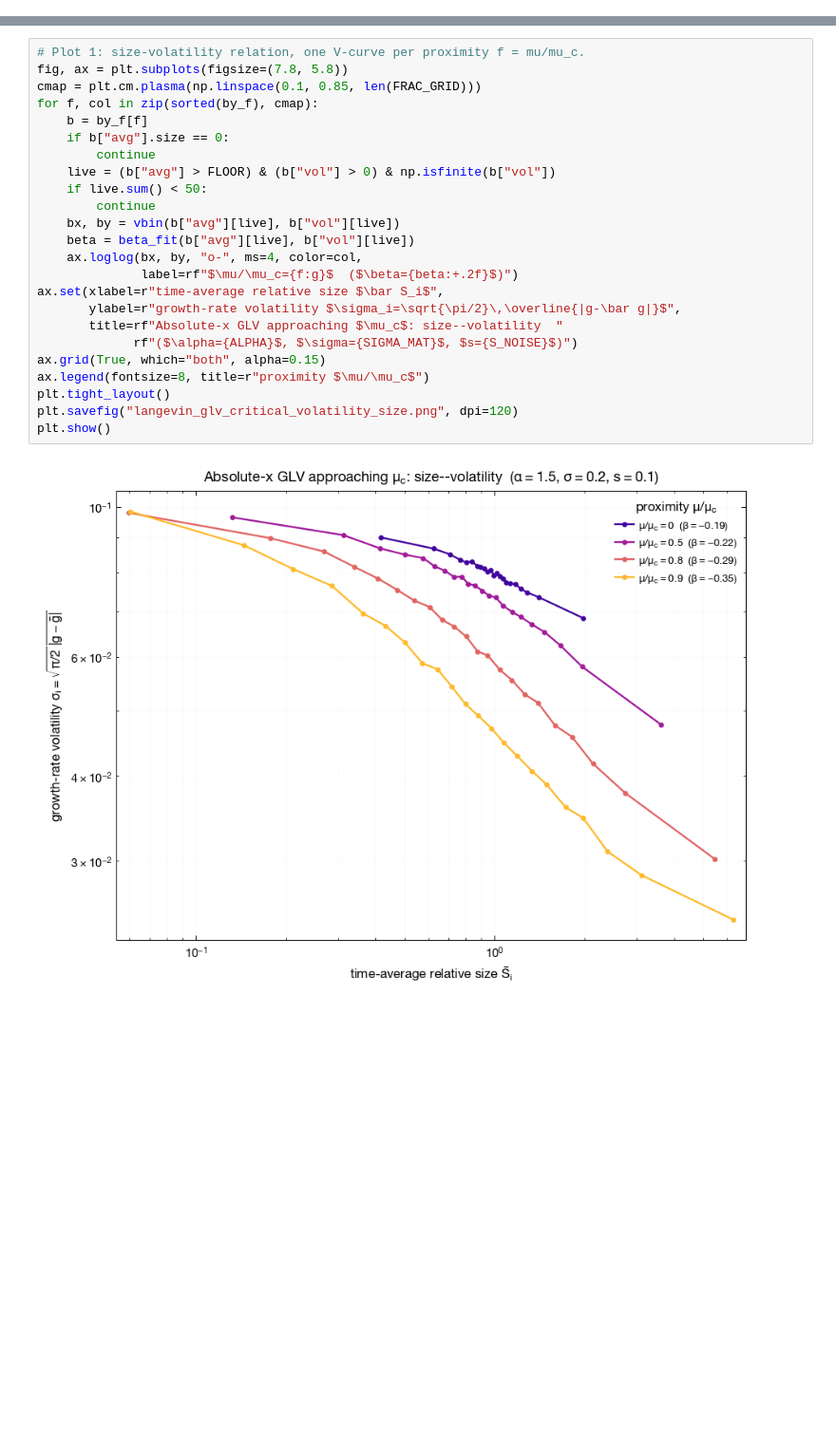
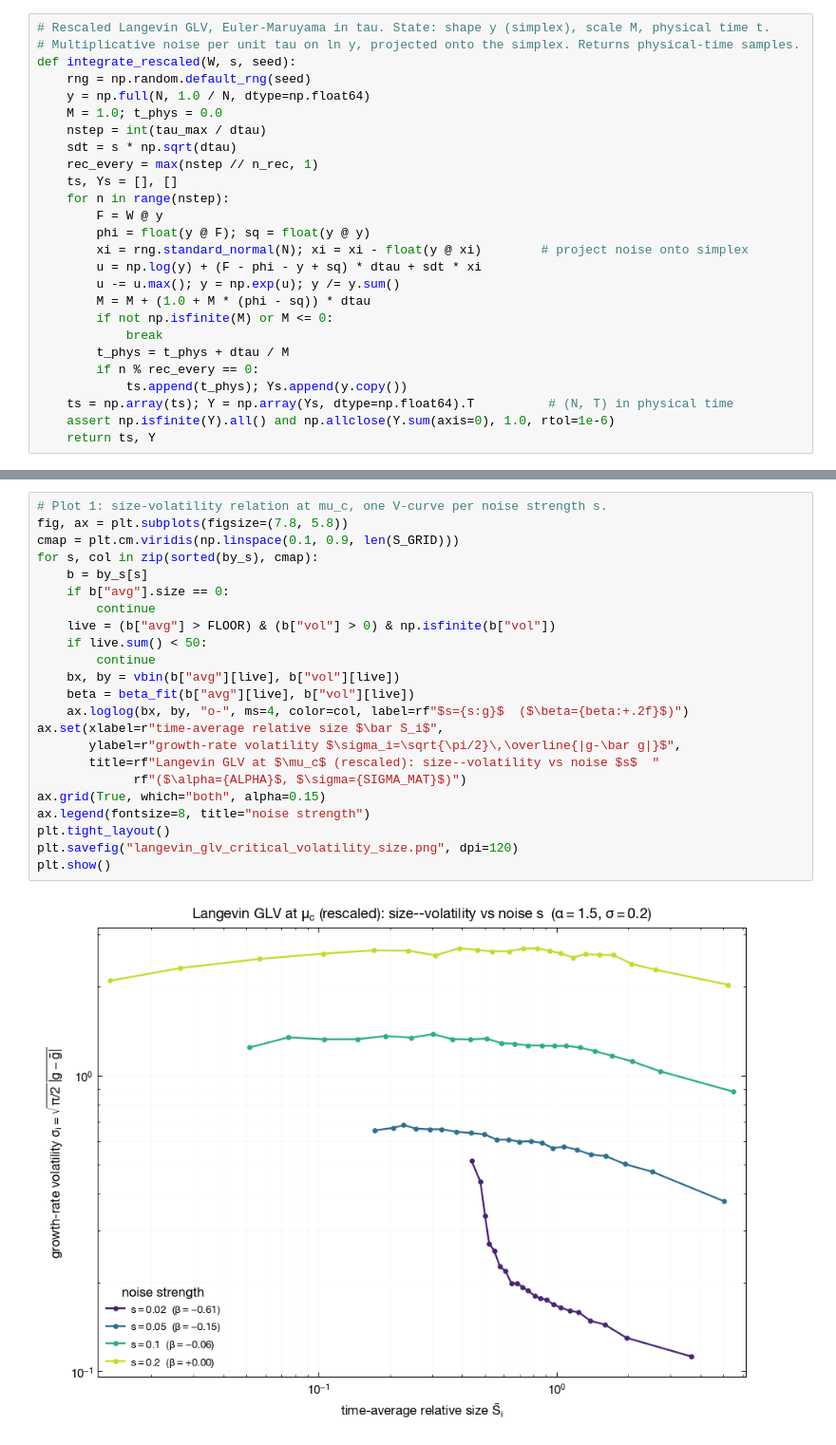
Before and after one commit to NotLudovico/glv-for-economics, a Jupyter notebook: notebooks/langevin_glv_critical_msb.ipynb, the cells around one changed output, grey strips where cells are left out. Shown at 95% size. Cells and saved outputs as stored; diff of their text form; blank space fills up the shorter version.

```diff
--- a/notebooks/langevin_glv_critical_msb.ipynb
+++ b/notebooks/langevin_glv_critical_msb.ipynb
@@ -112 +97,27 @@ def integrate_absolute(W, s, x0, seed):
+# %%
+# Rescaled Langevin GLV, Euler-Maruyama in tau. State: shape y (simplex), scale M, physical time t.
+# Multiplicative noise per unit tau on ln y, projected onto the simplex. Returns physical-time samples.
+def integrate_rescaled(W, s, seed):
+    rng = np.random.default_rng(seed)
+    y = np.full(N, 1.0 / N, dtype=np.float64)
+    M = 1.0; t_phys = 0.0
+    nstep = int(tau_max / dtau)
+    sdt = s * np.sqrt(dtau)
+    rec_every = max(nstep // n_rec, 1)
+    ts, Ys = [], []
+    for n in range(nstep):
+        F = W @ y
+        phi = float(y @ F); sq = float(y @ y)
+        xi = rng.standard_normal(N); xi = xi - float(y @ xi)        # project noise onto simplex
+        u = np.log(y) + (F - phi - y + sq) * dtau + sdt * xi
+        u -= u.max(); y = np.exp(u); y /= y.sum()
+        M = M + (1.0 + M * (phi - sq)) * dtau
+        if not np.isfinite(M) or M <= 0:
+            break
+        t_phys = t_phys + dtau / M
+        if n % rec_every == 0:
+            ts.append(t_phys); Ys.append(y.copy())
+    ts = np.array(ts); Y = np.array(Ys, dtype=np.float64).T          # (N, T) in physical time
+    assert np.isfinite(Y).all() and np.allclose(Y.sum(axis=0), 1.0, rtol=1e-6)
+    return ts, Y
 # %%
@@ -178,29 +194,28 @@ def beta_fit(x, y):
     bx, by = vbin(x, y)
     return np.polyfit(np.log10(bx), np.log10(by), 1)[0]
 # %%
-# Plot 1: size-volatility relation, one V-curve per proximity f = mu/mu_c.
+# Plot 1: size-volatility relation at mu_c, one V-curve per noise strength s.
 fig, ax = plt.subplots(figsize=(7.8, 5.8))
-cmap = plt.cm.plasma(np.linspace(0.1, 0.85, len(FRAC_GRID)))
-for f, col in zip(sorted(by_f), cmap):
-    b = by_f[f]
+cmap = plt.cm.viridis(np.linspace(0.1, 0.9, len(S_GRID)))
+for s, col in zip(sorted(by_s), cmap):
+    b = by_s[s]
     if b["avg"].size == 0:
         continue
     live = (b["avg"] > FLOOR) & (b["vol"] > 0) & np.isfinite(b["vol"])
     if live.sum() < 50:
         continue
     bx, by = vbin(b["avg"][live], b["vol"][live])
     beta = beta_fit(b["avg"][live], b["vol"][live])
-    ax.loglog(bx, by, "o-", ms=4, color=col,
-              label=rf"$\mu/\mu_c={f:g}$  ($\beta={beta:+.2f}$)")
+    ax.loglog(bx, by, "o-", ms=4, color=col, label=rf"$s={s:g}$  ($\beta={beta:+.2f}$)")
 ax.set(xlabel=r"time-average relative size $\bar S_i$",
        ylabel=r"growth-rate volatility $\sigma_i=\sqrt{\pi/2}\,\overline{|g-\bar g|}$",
-       title=rf"Absolute-x GLV approaching $\mu_c$: size--volatility  "
-             rf"($\alpha={ALPHA}$, $\sigma={SIGMA_MAT}$, $s={S_NOISE}$)")
+       title=rf"Langevin GLV at $\mu_c$ (rescaled): size--volatility vs noise $s$  "
+             rf"($\alpha={ALPHA}$, $\sigma={SIGMA_MAT}$)")
 ax.grid(True, which="both", alpha=0.15)
-ax.legend(fontsize=8, title=r"proximity $\mu/\mu_c$")
+ax.legend(fontsize=8, title="noise strength")
 plt.tight_layout()
 plt.savefig("langevin_glv_critical_volatility_size.png", dpi=120)
 plt.show()
 # %% [output]
-[figure, old version]
+[figure, new version]
 # %%
```
Also changed, not shown: parts of 11 cells of this notebook, 2 other files.
